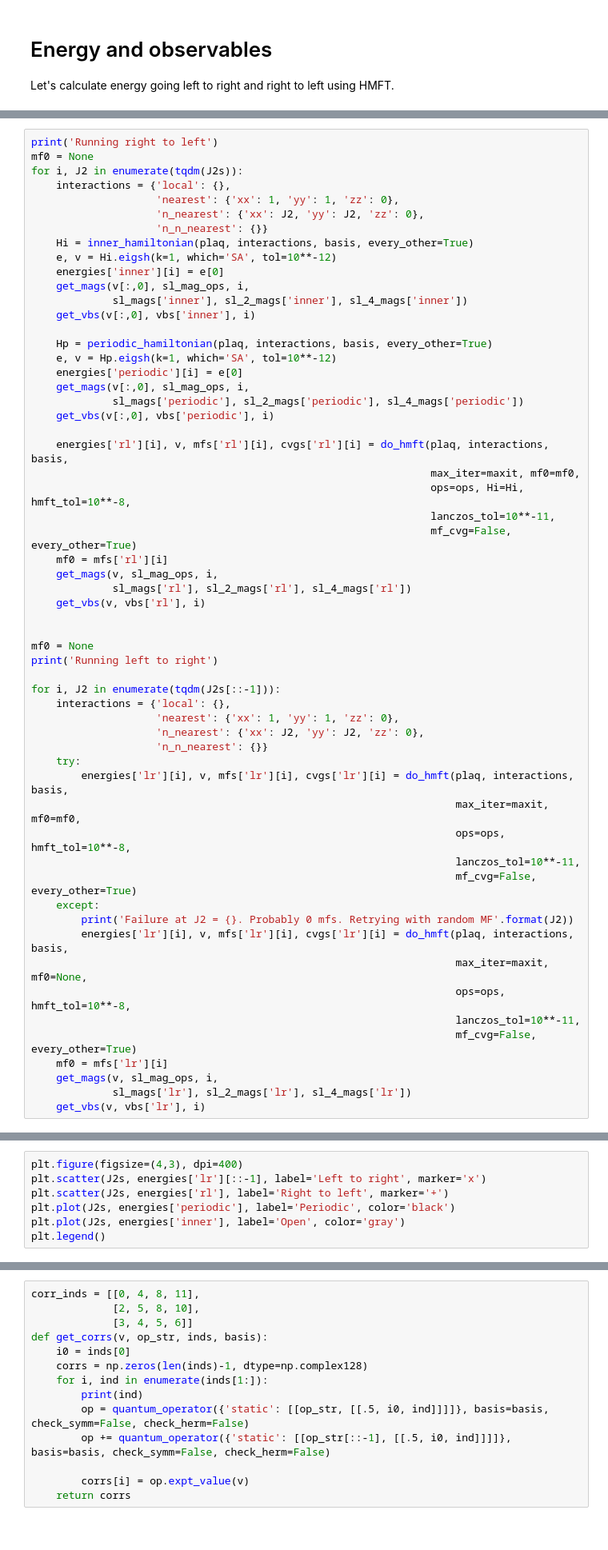
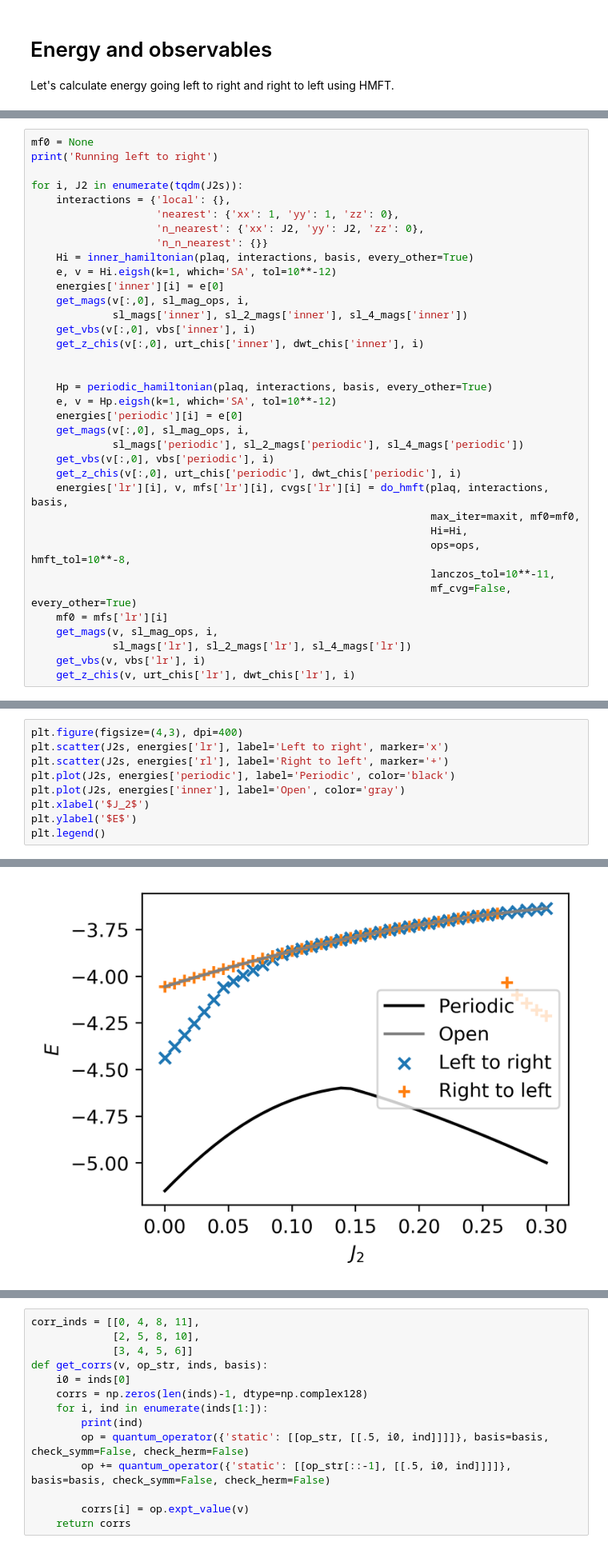
Before and after one commit to wholdhus/hmftpy, a Jupyter notebook: HMFT_XY_J1J2.ipynb, the cells around one changed output, grey strips where cells are left out. Shown at 80% size. Drawn from its saved outputs; the diff is of its cells as text.

```diff
--- a/HMFT_XY_J1J2.ipynb
+++ b/HMFT_XY_J1J2.ipynb
@@ -125,7 +253,8 @@ sl_2_mags = {lab: {s: {d: np.zeros(l) for d in dirs} for s in sls} for lab in la
 vbs = {lab: {'x': np.zeros(l), 'y': np.zeros(l), 't': np.zeros(l)} for lab in labels}
 # %%
-print('Running right to left')
 mf0 = None
+print('Running left to right')
+
 for i, J2 in enumerate(tqdm(J2s)):
     interactions = {'local': {},
                     'nearest': {'xx': 1, 'yy': 1, 'zz': 0},
@@ -137,6 +266,8 @@ for i, J2 in enumerate(tqdm(J2s)):
     get_mags(v[:,0], sl_mag_ops, i,
              sl_mags['inner'], sl_2_mags['inner'], sl_4_mags['inner'])
     get_vbs(v[:,0], vbs['inner'], i)
+    get_z_chis(v[:,0], urt_chis['inner'], dwt_chis['inner'], i)
+
 
     Hp = periodic_hamiltonian(plaq, interactions, basis, every_other=True)
     e, v = Hp.eigsh(k=1, which='SA', tol=10**-12)
@@ -144,40 +275,15 @@ for i, J2 in enumerate(tqdm(J2s)):
     get_mags(v[:,0], sl_mag_ops, i,
              sl_mags['periodic'], sl_2_mags['periodic'], sl_4_mags['periodic'])
     get_vbs(v[:,0], vbs['periodic'], i)
-
-    energies['rl'][i], v, mfs['rl'][i], cvgs['rl'][i] = do_hmft(plaq, interactions, basis,
+    get_z_chis(v[:,0], urt_chis['periodic'], dwt_chis['periodic'], i)
+    energies['lr'][i], v, mfs['lr'][i], cvgs['lr'][i] = do_hmft(plaq, interactions, basis,
                                                                 max_iter=maxit, mf0=mf0,
-                                                                ops=ops, Hi=Hi, hmft_tol=10**-8,
+                                                                Hi=Hi,
+                                                                ops=ops, hmft_tol=10**-8,
                                                                 lanczos_tol=10**-11,
                                                                 mf_cvg=False, every_other=True)
-    mf0 = mfs['rl'][i]
-    get_mags(v, sl_mag_ops, i,
-             sl_mags['rl'], sl_2_mags['rl'], sl_4_mags['rl'])
-    get_vbs(v, vbs['rl'], i)
-
-
-mf0 = None
-print('Running left to right')
-
-for i, J2 in enumerate(tqdm(J2s[::-1])):
-    interactions = {'local': {},
-                    'nearest': {'xx': 1, 'yy': 1, 'zz': 0},
-                    'n_nearest': {'xx': J2, 'yy': J2, 'zz': 0},
-                    'n_n_nearest': {}}
-    try:
-        energies['lr'][i], v, mfs['lr'][i], cvgs['lr'][i] = do_hmft(plaq, interactions, basis,
-                                                                    max_iter=maxit, mf0=mf0,
-                                                                    ops=ops, hmft_tol=10**-8,
-                                                                    lanczos_tol=10**-11,
-                                                                    mf_cvg=False, every_other=True)
-    except:
-        print('Failure at J2 = {}. Probably 0 mfs. Retrying with random MF'.format(J2))
-        energies['lr'][i], v, mfs['lr'][i], cvgs['lr'][i] = do_hmft(plaq, interactions, basis,
-                                                                    max_iter=maxit, mf0=None,
-                                                                    ops=ops, hmft_tol=10**-8,
-                                                                    lanczos_tol=10**-11,
-                                                                    mf_cvg=False, every_other=True)
     mf0 = mfs['lr'][i]
     get_mags(v, sl_mag_ops, i,
              sl_mags['lr'], sl_2_mags['lr'], sl_4_mags['lr'])
     get_vbs(v, vbs['lr'], i)
+    get_z_chis(v, urt_chis['lr'], dwt_chis['lr'], i)
@@ -184,7 +314,10 @@ for i, J2 in enumerate(tqdm(J2s[::-1])):
 # %%
 plt.figure(figsize=(4,3), dpi=400)
-plt.scatter(J2s, energies['lr'][::-1], label='Left to right', marker='x')
+plt.scatter(J2s, energies['lr'], label='Left to right', marker='x')
 plt.scatter(J2s, energies['rl'], label='Right to left', marker='+')
 plt.plot(J2s, energies['periodic'], label='Periodic', color='black')
 plt.plot(J2s, energies['inner'], label='Open', color='gray')
+plt.xlabel('$J_2$')
+plt.ylabel('$E$')
 plt.legend()
+# %% [output]
@@ -190,0 +325 @@ plt.legend()
+[figure, added]
```
Also changed, not shown: parts of 18 cells of this notebook, 5 other files.
